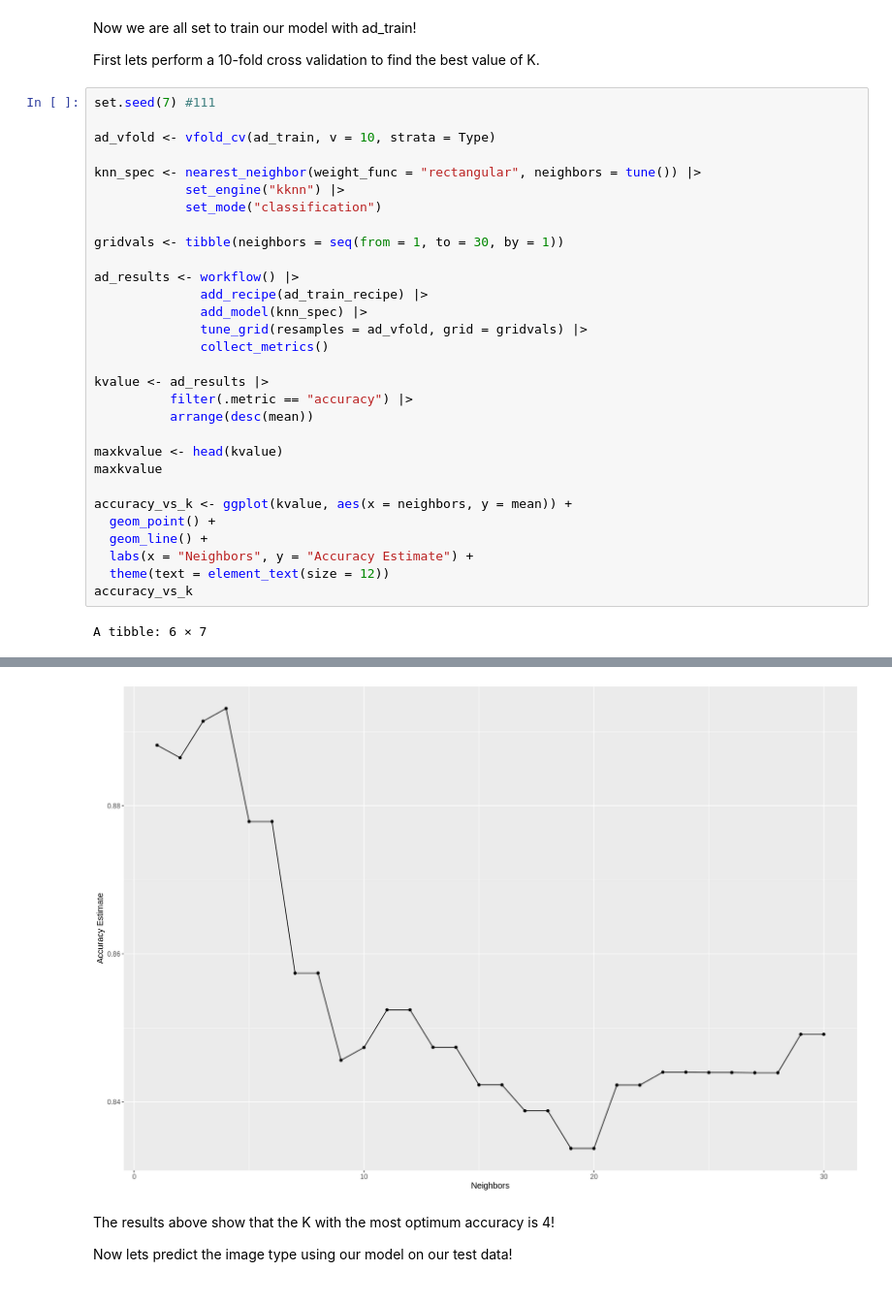
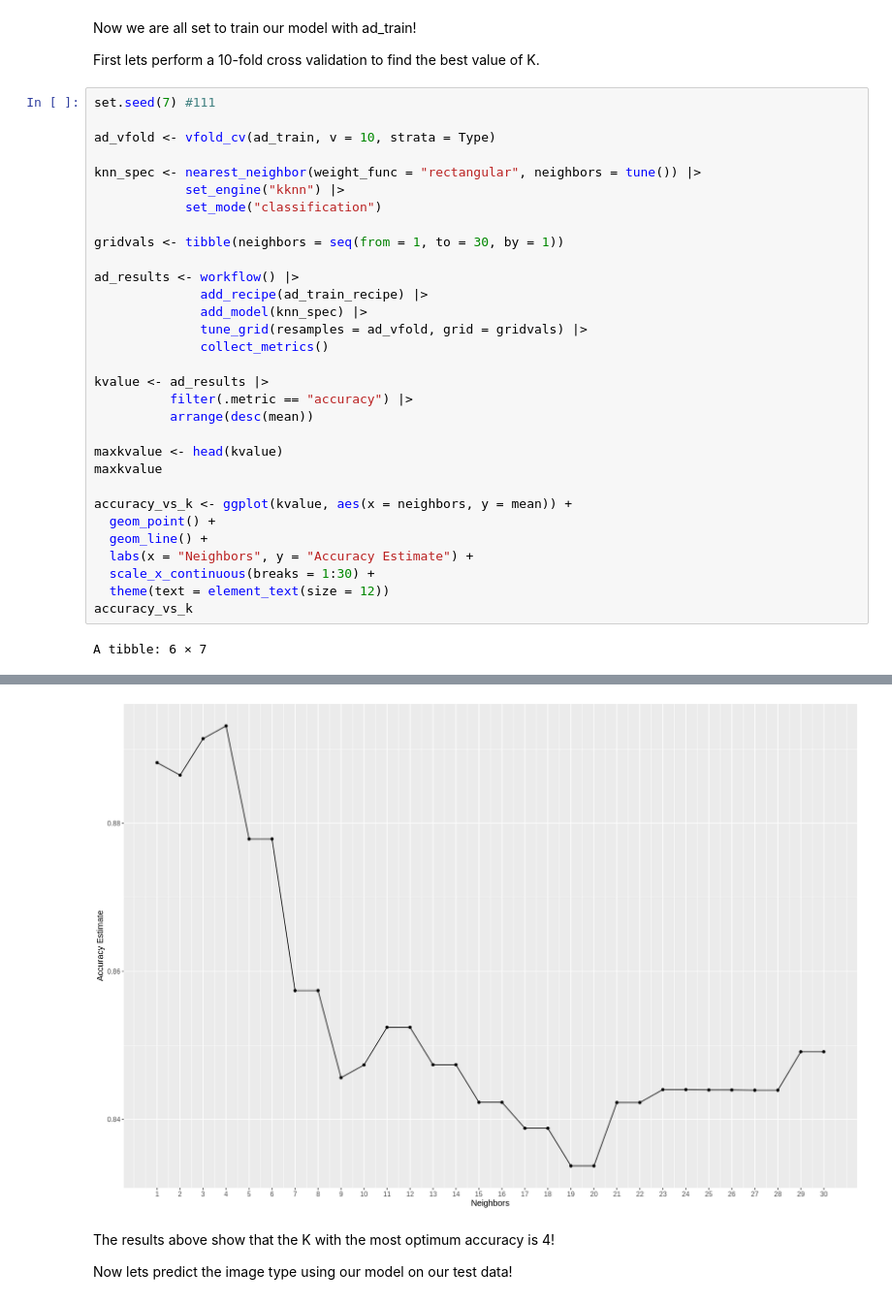
Before and after one commit to msamanthaf/Ad_Classification_DSCI, a Jupyter notebook: Final_Project_Ad_Classification.ipynb, the cells around one changed output, grey strips where cells are left out. Shown at 97% size. Saved outputs shown, nothing was run; the diff lists cells and outputs as text.

Commit message:
changed scale of x axis in accuracy estimate plot

```diff
--- a/Final_Project_Ad_Classification.ipynb
+++ b/Final_Project_Ad_Classification.ipynb
@@ -457,34 +457,35 @@ gridvals <- tibble(neighbors = seq(from = 1, to = 30, by = 1))
 
 ad_results <- workflow() |>
               add_recipe(ad_train_recipe) |>
               add_model(knn_spec) |>
               tune_grid(resamples = ad_vfold, grid = gridvals) |>
               collect_metrics()
 
 kvalue <- ad_results |>
           filter(.metric == "accuracy") |>
           arrange(desc(mean))
 
 maxkvalue <- head(kvalue)
 maxkvalue
 
 accuracy_vs_k <- ggplot(kvalue, aes(x = neighbors, y = mean)) +
   geom_point() +
   geom_line() +
   labs(x = "Neighbors", y = "Accuracy Estimate") +
+  scale_x_continuous(breaks = 1:30) +
   theme(text = element_text(size = 12))
 accuracy_vs_k
 # %% [output]
 A tibble: 6 × 7
 | neighbors | .metric | .estimator | mean | n | std_err | .config |
 | <dbl> | <chr> | <chr> | <dbl> | <int> | <dbl> | <chr> |
 | 4 | accuracy | binary | 0.8931687 | 10 | 0.01254501 | Preprocessor1_Model04 |
 | 3 | accuracy | binary | 0.8914446 | 10 | 0.01234698 | Preprocessor1_Model03 |
 | 1 | accuracy | binary | 0.8881979 | 10 | 0.01343413 | Preprocessor1_Model01 |
 | 2 | accuracy | binary | 0.8865030 | 10 | 0.01291410 | Preprocessor1_Model02 |
 | 5 | accuracy | binary | 0.8778833 | 10 | 0.01297064 | Preprocessor1_Model05 |
 | 6 | accuracy | binary | 0.8778833 | 10 | 0.01297064 | Preprocessor1_Model06 |
-[figure, old version]
+[figure, new version]
 # %% [markdown]
 The results above show that the K with the most optimum accuracy is 4!
 
```
Also changed, not shown: parts of 3 cells of this notebook.
